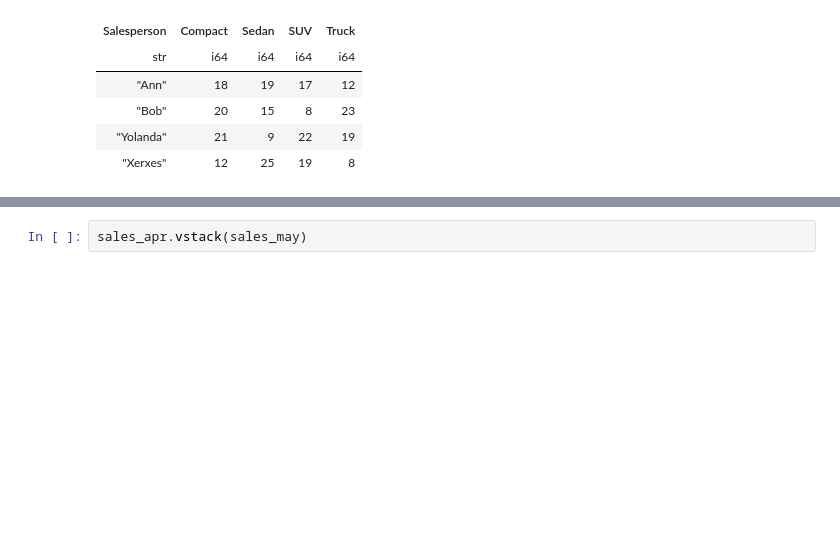
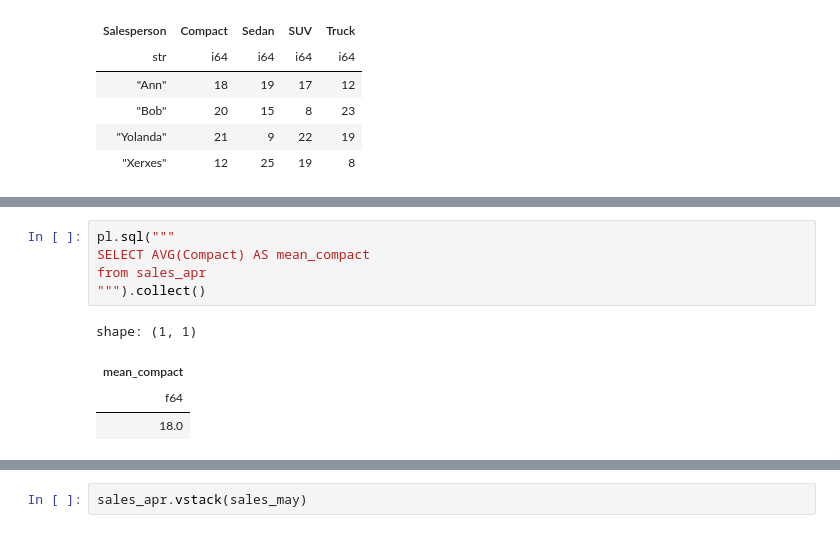
Before and after one commit to wmackedanz/dsci_325_module_7_more_data_management_in_python, a Jupyter notebook: 7_4_combining_tables_with_set_like_operations_w_polars.ipynb, the cells around one changed output, grey strips where cells are left out. Cells and saved outputs as stored; diff of their text form; blank space fills up the shorter version.

```diff
--- a/7_4_combining_tables_with_set_like_operations_w_polars.ipynb
+++ b/7_4_combining_tables_with_set_like_operations_w_polars.ipynb
@@ -78,0 +99,10 @@ shape: (4, 5)
+# %%
+pl.sql("""
+SELECT AVG(Compact) AS mean_compact
+from sales_apr
+""").collect()
+# %% [output]
+shape: (1, 1)
+| mean_compact |
+| f64 |
+| 18.0 |
```
Also changed, not shown: parts of 14 cells of this notebook.
